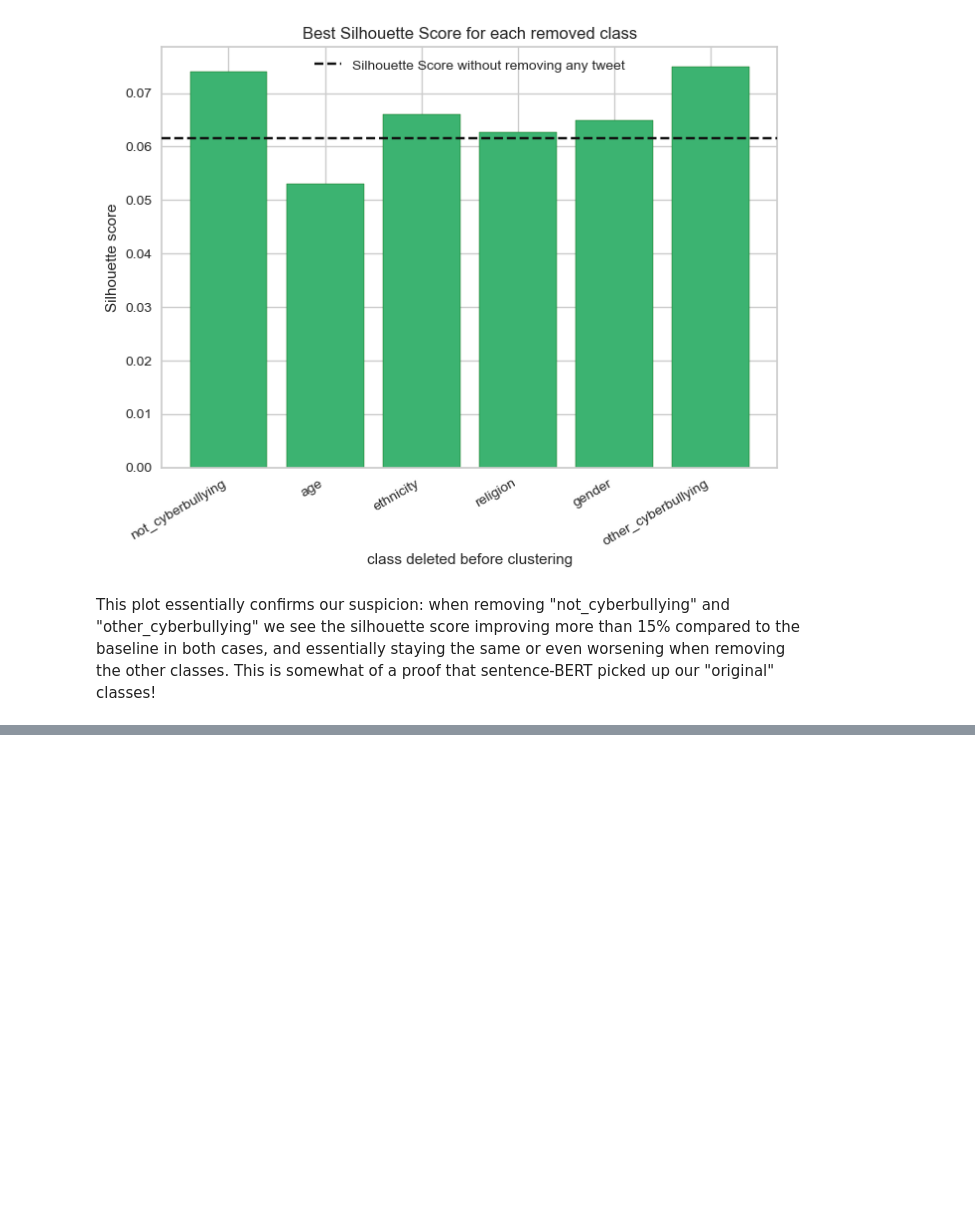
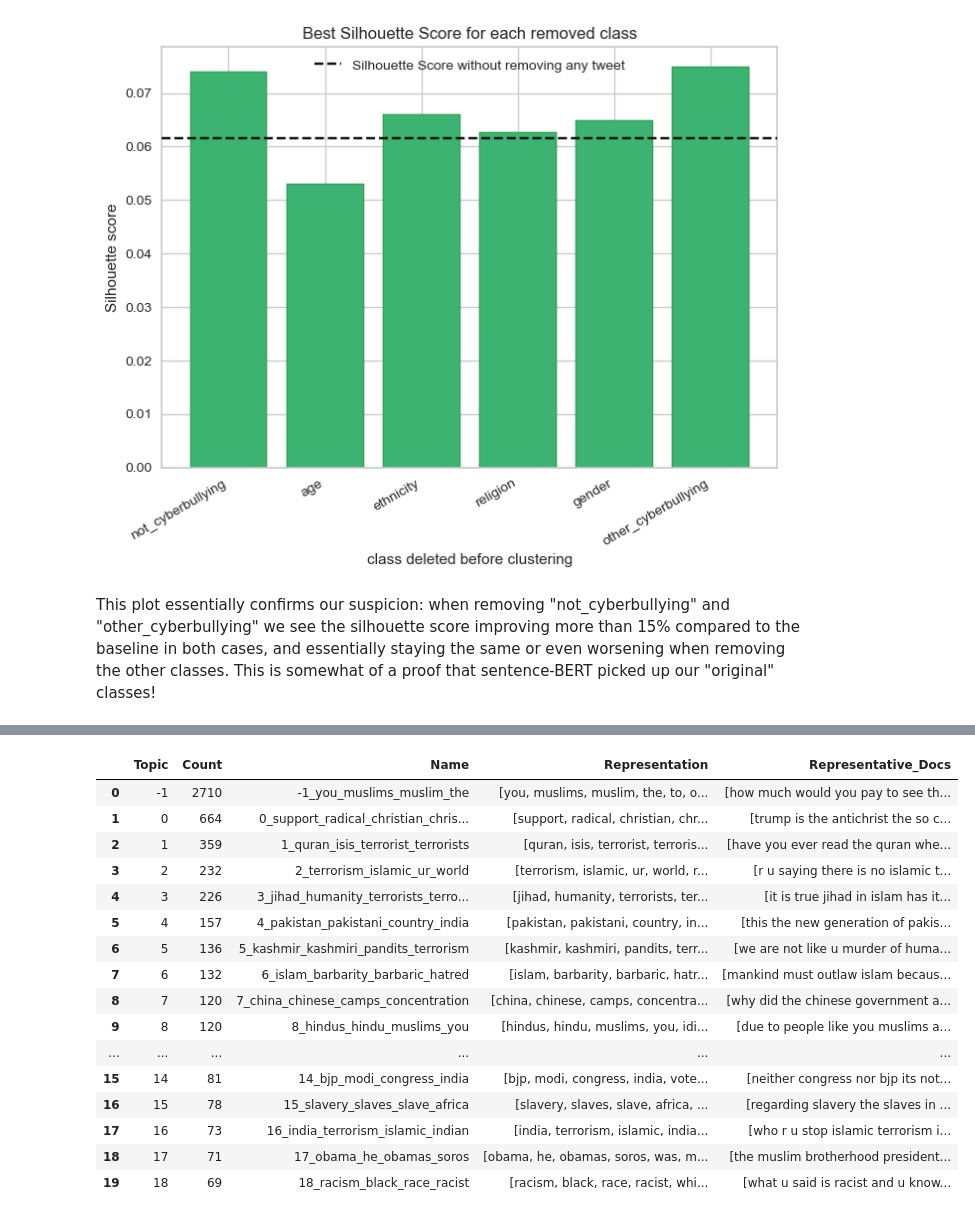
Before and after one commit to CarloArpini/TextMining-Search2025_proj, a Jupyter notebook: sBERT.ipynb, the cells around one changed output, grey strips where cells are left out. Saved outputs shown, nothing was run; the diff lists cells and outputs as text; code cells hidden in the pictures; blank space fills up the shorter version.

```diff
--- a/sBERT.ipynb
+++ b/sBERT.ipynb
@@ -405,0 +576,20 @@ This plot essentially confirms our suspicion: when removing "not_cyberbullying"
+# %%
+cluster_topics[3]['model'].get_topic_info().head(20) # "religion-nationality"
+# %% [output]
+|  | Topic | Count | Name | Representation | Representative_Docs |
+| 0 | -1 | 2710 | -1_you_muslims_muslim_the | [you, muslims, muslim, the, to, o... | [how much would you pay to see th... |
+| 1 | 0 | 664 | 0_support_radical_christian_chris... | [support, radical, christian, chr... | [trump is the antichrist the so c... |
+| 2 | 1 | 359 | 1_quran_isis_terrorist_terrorists | [quran, isis, terrorist, terroris... | [have you ever read the quran whe... |
+| 3 | 2 | 232 | 2_terrorism_islamic_ur_world | [terrorism, islamic, ur, world, r... | [r u saying there is no islamic t... |
+| 4 | 3 | 226 | 3_jihad_humanity_terrorists_terro... | [jihad, humanity, terrorists, ter... | [it is true jihad in islam has it... |
+| 5 | 4 | 157 | 4_pakistan_pakistani_country_india | [pakistan, pakistani, country, in... | [this the new generation of pakis... |
+| 6 | 5 | 136 | 5_kashmir_kashmiri_pandits_terrorism | [kashmir, kashmiri, pandits, terr... | [we are not like u murder of huma... |
+| 7 | 6 | 132 | 6_islam_barbarity_barbaric_hatred | [islam, barbarity, barbaric, hatr... | [mankind must outlaw islam becaus... |
+| 8 | 7 | 120 | 7_china_chinese_camps_concentration | [china, chinese, camps, concentra... | [why did the chinese government a... |
+| 9 | 8 | 120 | 8_hindus_hindu_muslims_you | [hindus, hindu, muslims, you, idi... | [due to people like you muslims a... |
+| ... | ... | ... | ... | ... | ... |
+| 15 | 14 | 81 | 14_bjp_modi_congress_india | [bjp, modi, congress, india, vote... | [neither congress nor bjp its not... |
+| 16 | 15 | 78 | 15_slavery_slaves_slave_africa | [slavery, slaves, slave, africa, ... | [regarding slavery the slaves in ... |
+| 17 | 16 | 73 | 16_india_terrorism_islamic_indian | [india, terrorism, islamic, india... | [who r u stop islamic terrorism i... |
+| 18 | 17 | 71 | 17_obama_he_obamas_soros | [obama, he, obamas, soros, was, m... | [the muslim brotherhood president... |
+| 19 | 18 | 69 | 18_racism_black_race_racist | [racism, black, race, racist, whi... | [what u said is racist and u know... |
```
Also changed, not shown: parts of 16 cells of this notebook, 2 other files.
